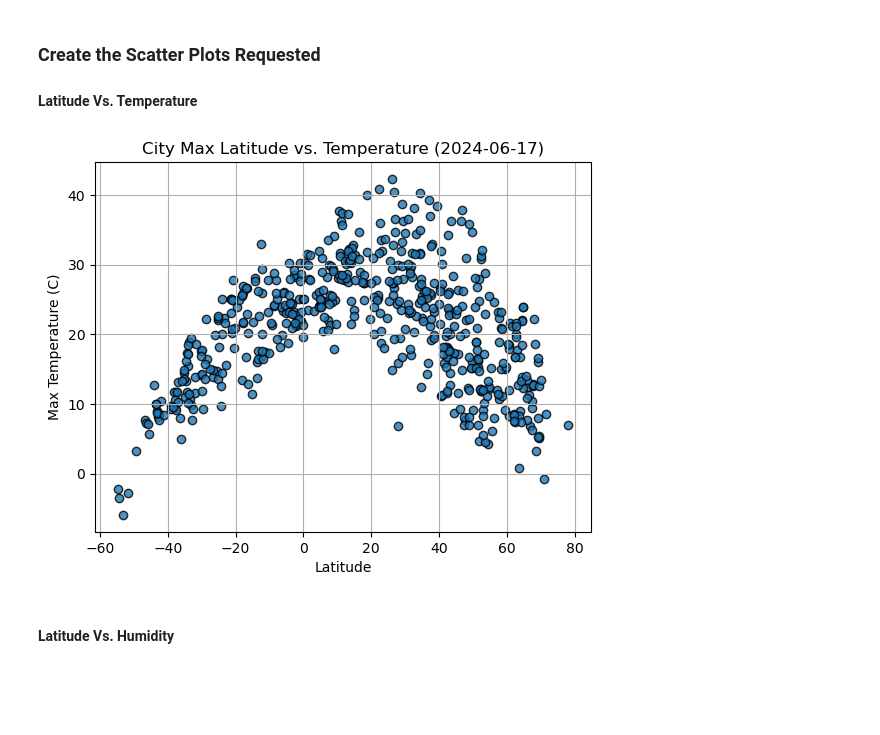
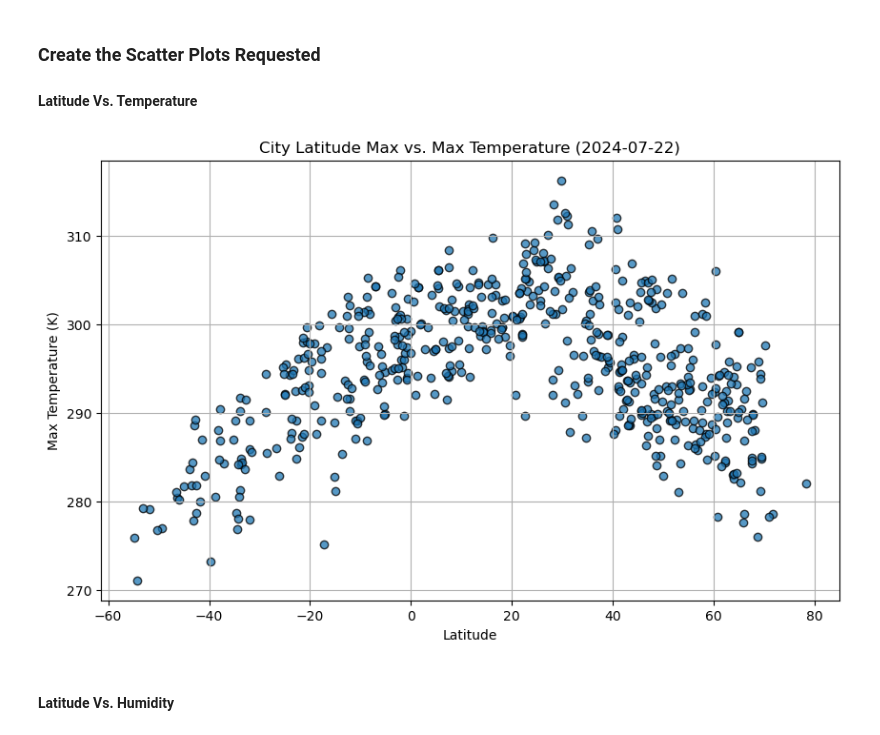
Before and after one commit to HarrietOrleans/python-api-challenge, a Jupyter notebook: WeatherPy/WeatherPy.ipynb, the cells around one changed output. Cells and saved outputs as stored; diff of their text form; code cells hidden in the pictures; blank space fills up the shorter version.

Commit message:
corrected retrieval code. created plots and linear regression with discussion.

```diff
--- a/WeatherPy/WeatherPy.ipynb
+++ b/WeatherPy/WeatherPy.ipynb
@@ -148,18 +187,22 @@ city_data_df.head()
 #### Latitude Vs. Temperature
 # %%
 # Build scatter plot for latitude vs. temperature
-# YOUR CODE HERE
+plt.figure(figsize=(10, 6))
+plt.scatter(city_data_df['Lat'], city_data_df["Max Temp"], edgecolors="k", alpha=0.75, linewidths=1, marker="o")
 
 # Incorporate the other graph properties
-# YOUR CODE HERE
+plt.title("City Latitude Max vs. Max Temperature (2024-07-22)")
+plt.xlabel("Latitude")
+plt.ylabel("Max Temperature (K)")
+plt.grid(True)
 
 # Save the figure
 plt.savefig("output_data/Fig1.png")
 
 # Show plot
 plt.show()
 # %% [output]
-[figure, old version]
+[figure, new version]
 # %% [markdown]
 #### Latitude Vs. Humidity
 # %%
```
Also changed, not shown: parts of 36 cells of this notebook, 5 other files.
